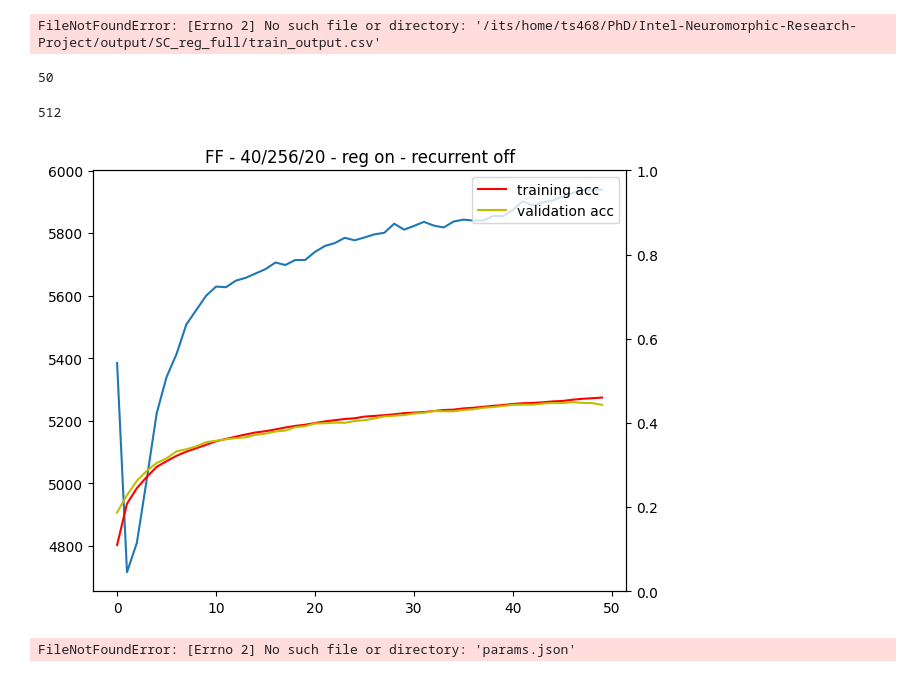
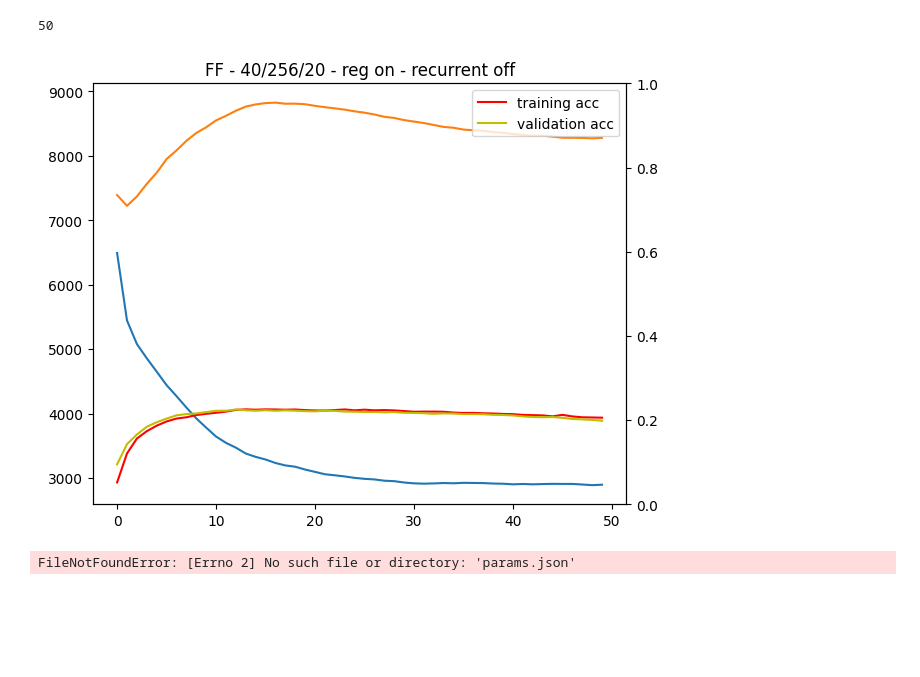
Before and after one commit to thomasshoesmith/Intel-Neuromorphic-Research-Project, a Jupyter notebook: debug_hidden_spikes.ipynb, the cells around one changed output. Saved outputs shown, nothing was run; the diff lists cells and outputs as text; code cells hidden in the pictures; blank space fills up the shorter version.

```diff
--- a/debug_hidden_spikes.ipynb
+++ b/debug_hidden_spikes.ipynb
@@ -5,42 +5,37 @@ import pandas as pd
 import json
 import os
 # %%
-dir = "/its/home/ts468/PhD/Intel-Neuromorphic-Research-Project/output/SC_reg_full/"
-path = dir + "hidden_spike_counts.npy"#"/home/ts468/PhD/Intel-Neuromorphic-Research-Project/output/reduced_hidden_size_200e_run_debug/hidden_spike_counts.npy"
-output = pd.read_csv(dir + "train_output.csv")#"/home/ts468/PhD/Intel-Neuromorphic-Research-Project/output/reduced_hidden_size_200e_run_debug/train_output.csv")
-hidden_spikes = np.load(path)
+dir = "~/PhD/Intel-Neuromorphic-Research-Project/output/SC_reg_lr_sweep_1e2_reg_1e4/"
+
+output = pd.read_csv(os.path.expanduser(dir + "train_output.csv"))
+hidden_spikes = np.load(os.path.expanduser(dir + "hidden_spike_counts.npy"))
-# %% [output]
-FileNotFoundError: [Errno 2] No such file or directory: '/its/home/ts468/PhD/Intel-Neuromorphic-Research-Project/output/SC_reg_full/train_output.csv'
-# %%
-hidden_spikes.shape[0]
-# %% [output]
-50
-# %%
-len(hidden_spikes[0])
-# %% [output]
-512
 # %%
 sum_over_epoch = []
 # %%
 for i in range(hidden_spikes.shape[0]):
     sum_over_epoch.append(sum(hidden_spikes[i]))
+# %%
+len(sum_over_epoch[0::2])
+# %% [output]
+50
 # %%
 fig, ax1 = plt.subplots()
 
-ax1.plot(sum_over_epoch, label = "average hidden layer spikes per epoch")
+ax1.plot(sum_over_epoch[0::2], label = "average hidden layer spikes per training epoch")
+ax1.plot(sum_over_epoch[1::2], label = "average hidden layer spikes per validation epoch")
 
 ax2 = ax1.twinx()
 
 ax2.plot(list(output.loc[:, "accuracy"])[0::2], color = 'r', label = "training acc")
 ax2.plot(list(output.loc[:, "accuracy"])[1::2], color = 'y', label = "validation acc")
 ax2.set_ylim(0, 1)
 
 fig.tight_layout()
 plt.title("FF - 40/256/20 - reg on - recurrent off")
 plt.legend()
 plt.show()
 # %% [output]
-[figure, old version]
+[figure, new version]
 # %%
 with open("params.json", "r") as f:
         params = json.load(f)
```
Also changed, not shown: 3 other files.
